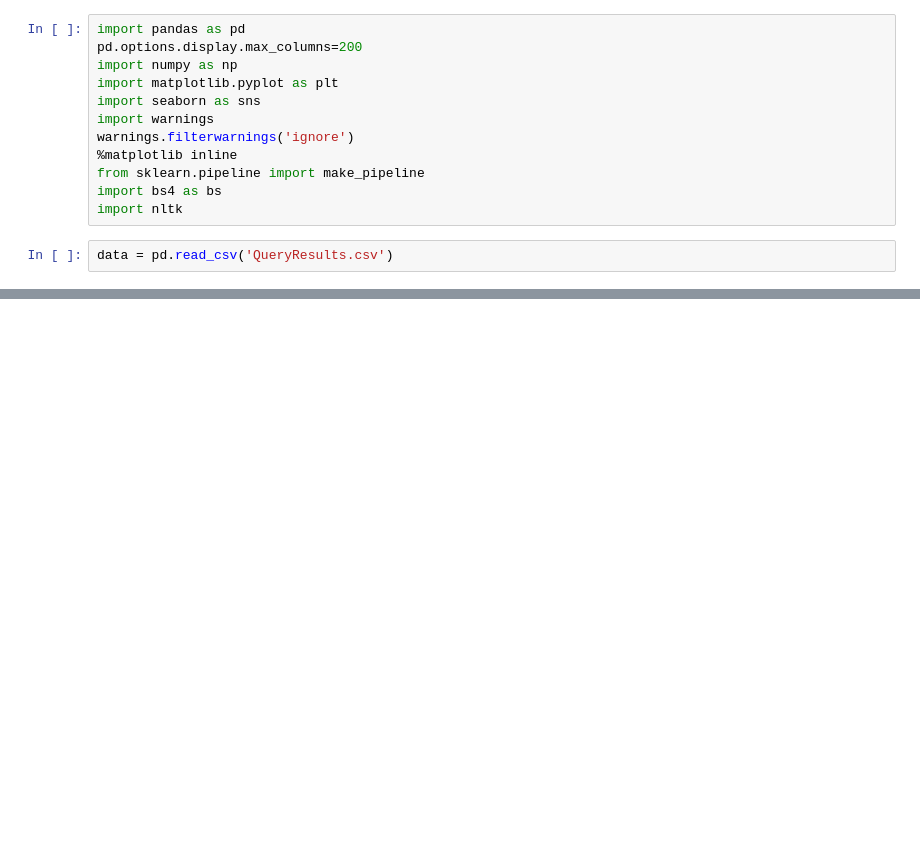
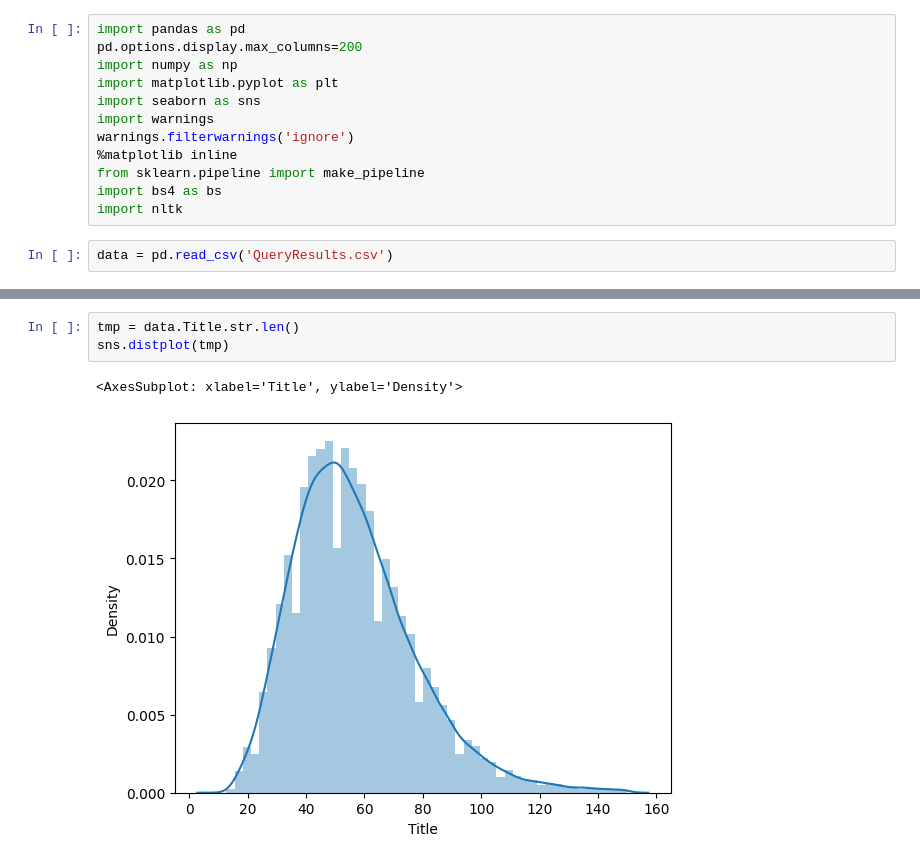
Before and after one commit to ThomasMeb/Classifier_Questions_StackOverflow, a Jupyter notebook: Mebarki_Thomas_notebook_exploration_032023.ipynb, the cells around one changed output, grey strips where cells are left out. Cells and saved outputs as stored; diff of their text form; blank space fills up the shorter version.

```diff
--- a/Mebarki_Thomas_notebook_exploration_032023.ipynb
+++ b/Mebarki_Thomas_notebook_exploration_032023.ipynb
@@ -32,0 +107,6 @@ FeatureNotFound: Couldn't find a tree builder with the features you requested: x
+# %%
+tmp = data.Title.str.len()
+sns.distplot(tmp)
+# %% [output]
+<AxesSubplot: xlabel='Title', ylabel='Density'>
+[figure, added]
```
Also changed, not shown: parts of 10 cells of this notebook.
